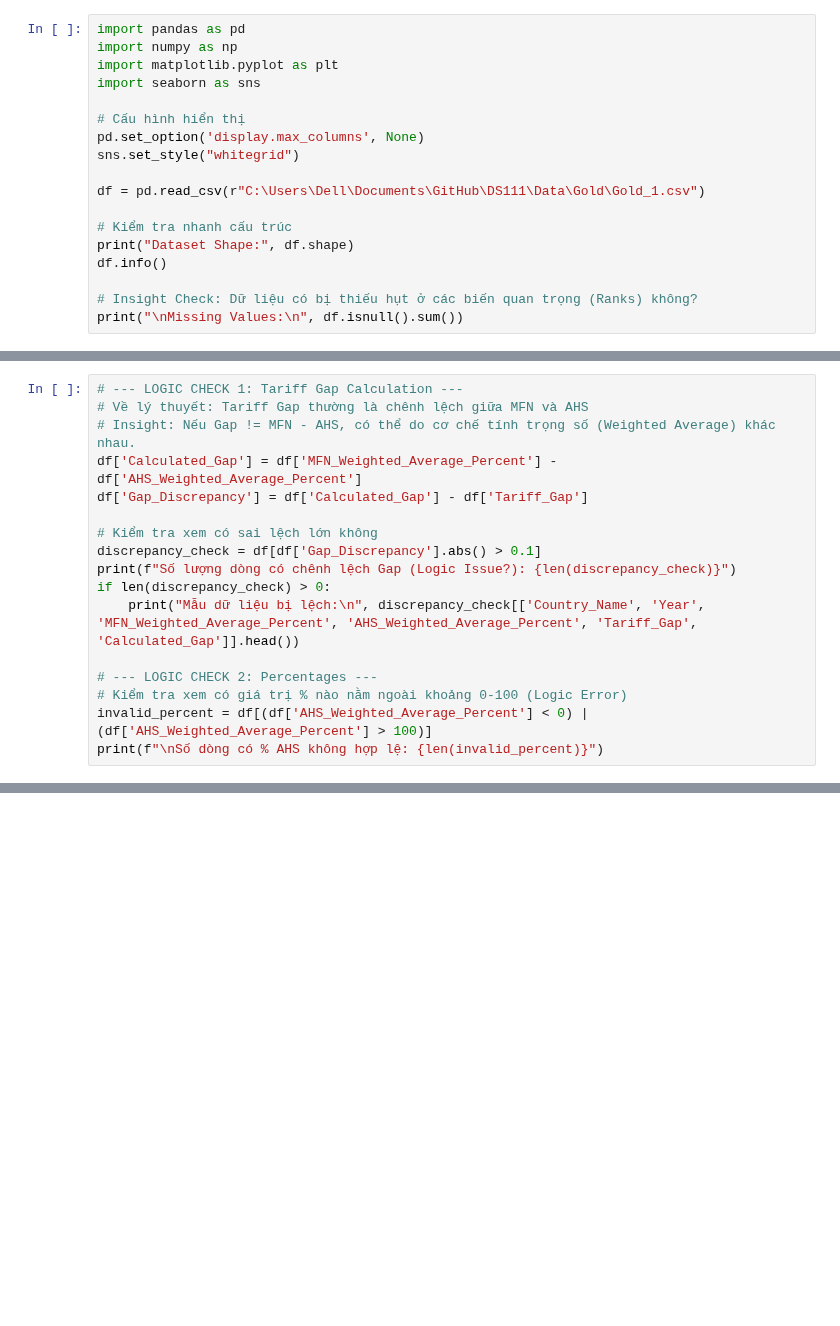
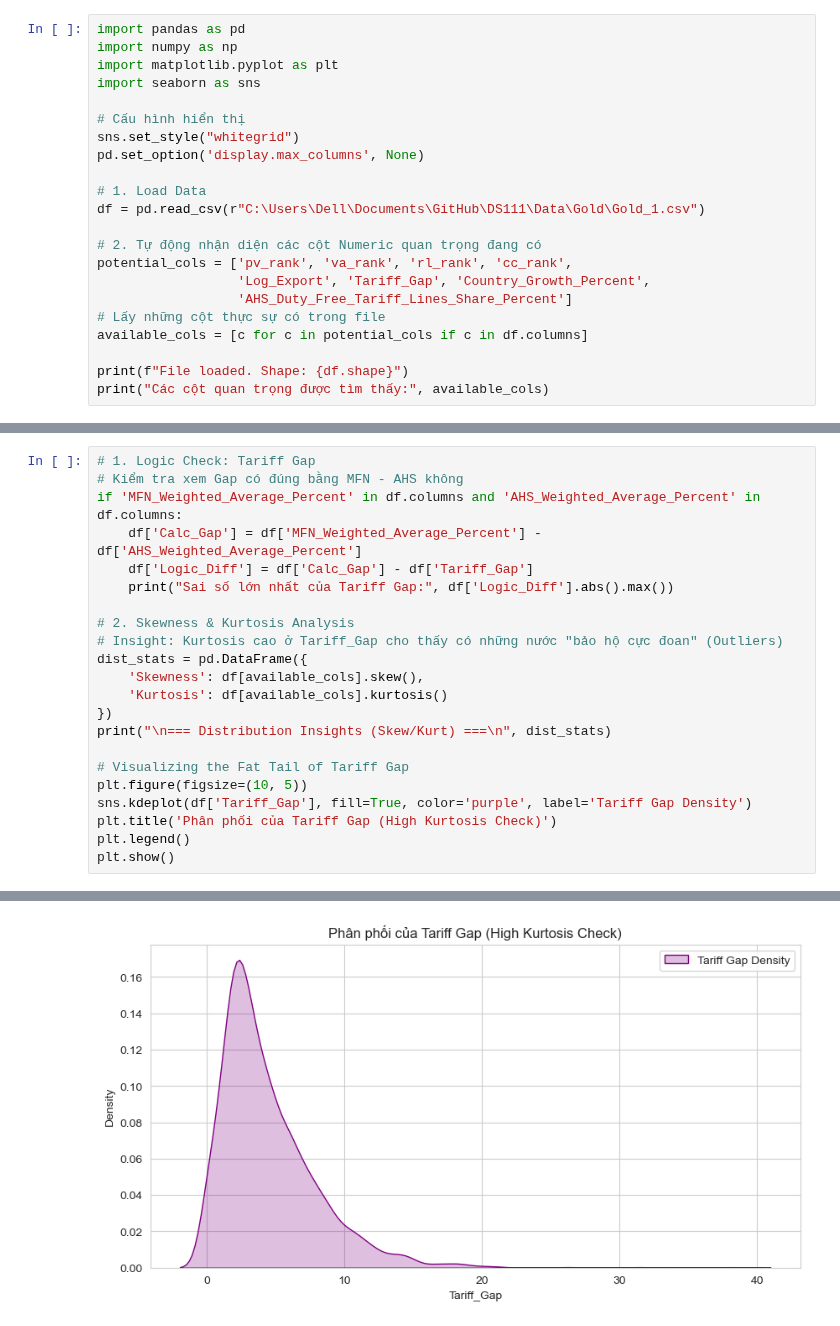
Before and after one commit to fountainhead-2207/DS111, a Jupyter notebook: notebooks/Final_EDA_Overall.ipynb, the cells around one changed output, grey strips where cells are left out. Cells and saved outputs as stored; diff of their text form; blank space fills up the shorter version.

```diff
--- a/notebooks/Final_EDA_Overall.ipynb
+++ b/notebooks/Final_EDA_Overall.ipynb
@@ -5,15 +5,19 @@ import matplotlib.pyplot as plt
 import seaborn as sns
 
 # Cấu hình hiển thị
+sns.set_style("whitegrid")
 pd.set_option('display.max_columns', None)
-sns.set_style("whitegrid")
 
+# 1. Load Data
 df = pd.read_csv(r"C:\Users\Dell\Documents\GitHub\DS111\Data\Gold\Gold_1.csv")
 
-# Kiểm tra nhanh cấu trúc
-print("Dataset Shape:", df.shape)
-df.info()
+# 2. Tự động nhận diện các cột Numeric quan trọng đang có
+potential_cols = ['pv_rank', 'va_rank', 'rl_rank', 'cc_rank',
+                  'Log_Export', 'Tariff_Gap', 'Country_Growth_Percent',
+                  'AHS_Duty_Free_Tariff_Lines_Share_Percent']
+# Lấy những cột thực sự có trong file
+available_cols = [c for c in potential_cols if c in df.columns]
 
-# Insight Check: Dữ liệu có bị thiếu hụt ở các biến quan trọng (Ranks) không?
-print("\nMissing Values:\n", df.isnull().sum())
+print(f"File loaded. Shape: {df.shape}")
+print("Các cột quan trọng được tìm thấy:", available_cols)
 # %% [output]
@@ -41,18 +28,23 @@ dtype: int64
 # %%
-# --- LOGIC CHECK 1: Tariff Gap Calculation ---
-# Về lý thuyết: Tariff Gap thường là chênh lệch giữa MFN và AHS
-# Insight: Nếu Gap != MFN - AHS, có thể do cơ chế tính trọng số (Weighted Average) khác nhau.
-df['Calculated_Gap'] = df['MFN_Weighted_Average_Percent'] - df['AHS_Weighted_Average_Percent']
-df['Gap_Discrepancy'] = df['Calculated_Gap'] - df['Tariff_Gap']
+# 1. Logic Check: Tariff Gap
+# Kiểm tra xem Gap có đúng bằng MFN - AHS không
+if 'MFN_Weighted_Average_Percent' in df.columns and 'AHS_Weighted_Average_Percent' in df.columns:
+    df['Calc_Gap'] = df['MFN_Weighted_Average_Percent'] - df['AHS_Weighted_Average_Percent']
+    df['Logic_Diff'] = df['Calc_Gap'] - df['Tariff_Gap']
+    print("Sai số lớn nhất của Tariff Gap:", df['Logic_Diff'].abs().max())
 
-# Kiểm tra xem có sai lệch lớn không
-discrepancy_check = df[df['Gap_Discrepancy'].abs() > 0.1]
-print(f"Số lượng dòng có chênh lệch Gap (Logic Issue?): {len(discrepancy_check)}")
-if len(discrepancy_check) > 0:
-    print("Mẫu dữ liệu bị lệch:\n", discrepancy_check[['Country_Name', 'Year', 'MFN_Weighted_Average_Percent', 'AHS_Weighted_Average_Percent', 'Tariff_Gap', 'Calculated_Gap']].head())
+# 2. Skewness & Kurtosis Analysis
+# Insight: Kurtosis cao ở Tariff_Gap cho thấy có những nước "bảo hộ cực đoan" (Outliers)
+dist_stats = pd.DataFrame({
+    'Skewness': df[available_cols].skew(),
+    'Kurtosis': df[available_cols].kurtosis()
+})
+print("\n=== Distribution Insights (Skew/Kurt) ===\n", dist_stats)
 
-# --- LOGIC CHECK 2: Percentages ---
-# Kiểm tra xem có giá trị % nào nằm ngoài khoảng 0-100 (Logic Error)
-invalid_percent = df[(df['AHS_Weighted_Average_Percent'] < 0) | (df['AHS_Weighted_Average_Percent'] > 100)]
-print(f"\nSố dòng có % AHS không hợp lệ: {len(invalid_percent)}")
+# Visualizing the Fat Tail of Tariff Gap
+plt.figure(figsize=(10, 5))
+sns.kdeplot(df['Tariff_Gap'], fill=True, color='purple', label='Tariff Gap Density')
+plt.title('Phân phối của Tariff Gap (High Kurtosis Check)')
+plt.legend()
+plt.show()
 # %% [output]
@@ -75,0 +61 @@ Số dòng có % AHS không hợp lệ: 0
+[figure, added]
```
Also changed, not shown: parts of 18 cells of this notebook.
